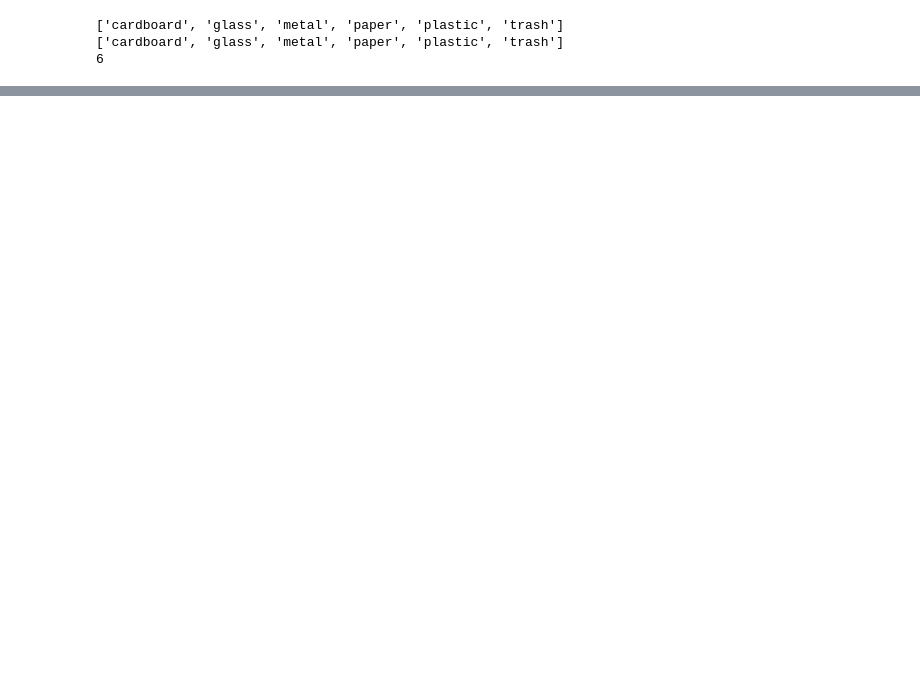
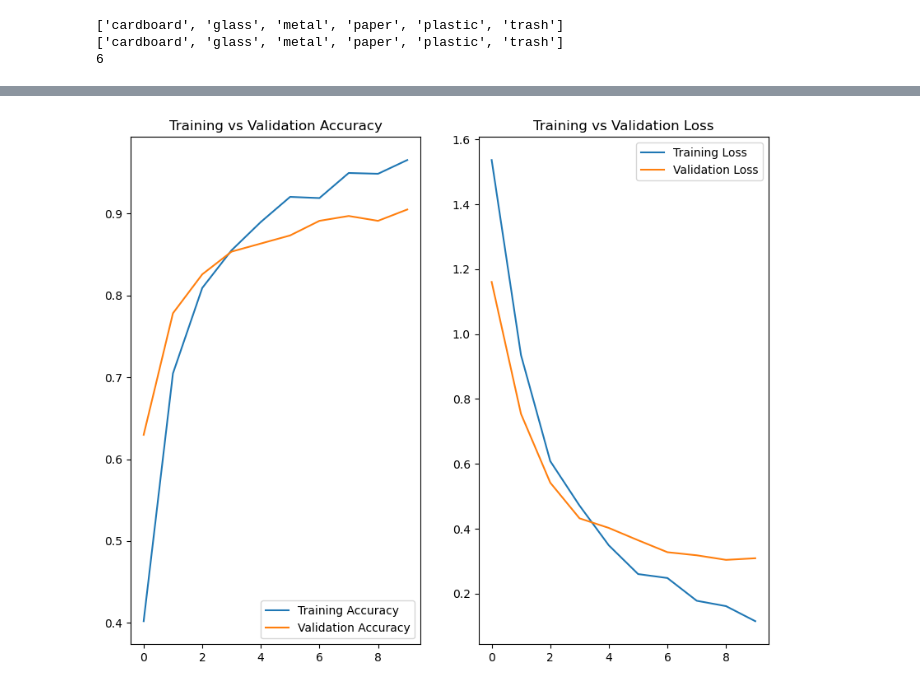
Before and after one commit to ShajithaS/Garbage-Classification, a Jupyter notebook: garbageClassification.ipynb, the cells around one changed output, grey strips where cells are left out. Drawn from its saved outputs; the diff is of its cells as text; code cells hidden in the pictures; blank space fills up the shorter version.

```diff
--- a/garbageClassification.ipynb
+++ b/garbageClassification.ipynb
@@ -186,0 +219,17 @@ NameError: name 'class_names' is not defined
+# %%
+#  Build the final model
+model = Sequential([
+    layers.Input(shape=(124, 124, 3)),
+    data_augmentation,
+    base_model,
+    GlobalAveragePooling2D(),
+    layers.Dropout(0.3),
+    layers.Dense(6, activation='softmax')  # Change to your number of classes
+])
+# %%
+# ⚙️ Compile the model
+model.compile(
+    optimizer=optimizers.Adam(learning_rate=1e-4),
+    loss='sparse_categorical_crossentropy',
+    metrics=['accuracy']
+)
@@ -186,0 +303,30 @@ NameError: name 'class_names' is not defined
+# %%
+history = model.fit(
+    train_ds,
+    validation_data=val_ds,
+    epochs=10
+)
+
+acc = history.history['accuracy']          # Extract training accuracy from history
+val_acc = history.history['val_accuracy']  # Extract validation accuracy from history
+loss = history.history['loss']             # Extract training loss from history
+val_loss = history.history['val_loss']     # Extract validation loss from history
+
+epochs_range = range(len(acc))             # Define range for epochs based on accuracy length
+
+plt.figure(figsize=(10,8))                 # Set overall figure size for visualization
+
+plt.subplot(1,2,1)                         # Create first subplot (1 row, 2 columns, position 1)
+plt.plot(epochs_range, acc, label='Training Accuracy')       # Plot training accuracy
+plt.plot(epochs_range, val_acc, label='Validation Accuracy') # Plot validation accuracy
+plt.legend(loc='lower right')              # Place legend in lower-right corner
+plt.title('Training vs Validation Accuracy') # Add title for accuracy plot
+
+plt.subplot(1,2,2)                         # Create second subplot (1 row, 2 columns, position 2)
+plt.plot(epochs_range, loss, label='Training Loss')         # Plot training loss
+plt.plot(epochs_range, val_loss, label='Validation Loss')   # Plot validation loss
+plt.legend(loc='upper right')              # Place legend in upper-right corner
+plt.title('Training vs Validation Loss')   # Add title for loss plot
+
+plt.show()                                 # Display the plots
+# %% [output]
@@ -186,0 +353 @@ NameError: name 'class_names' is not defined
+[figure, added]
```
Also changed, not shown: parts of 22 cells of this notebook.
